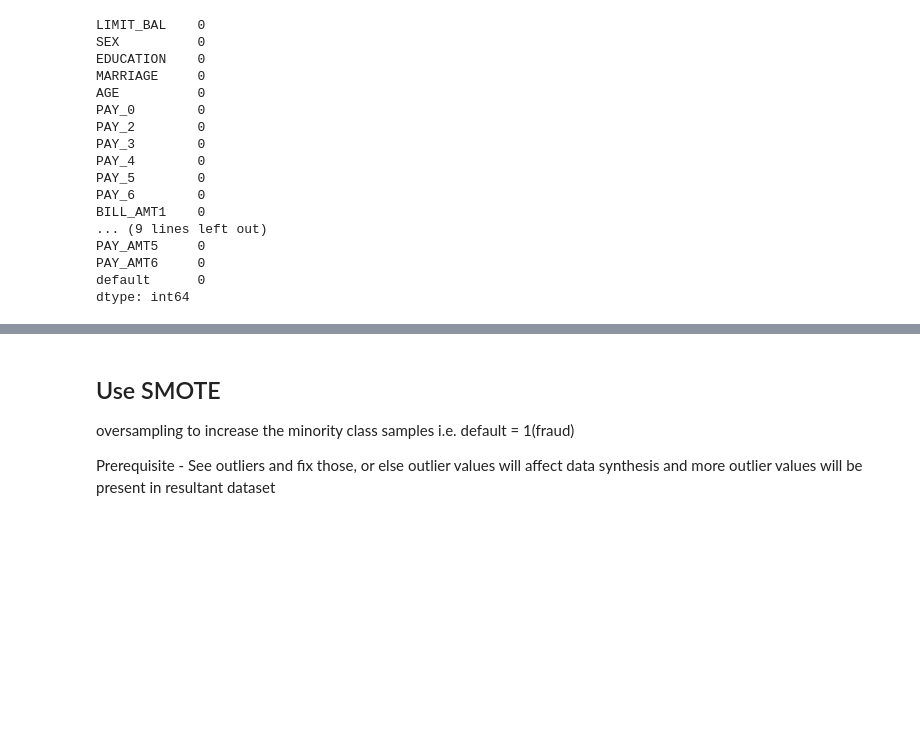
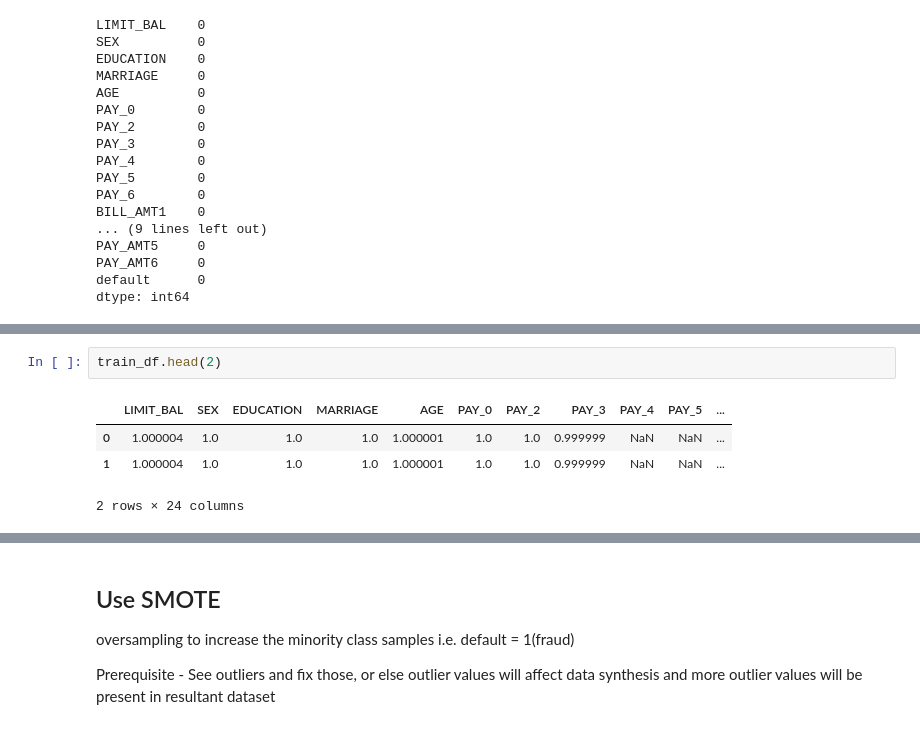
Before and after one commit to pat-123/credit_card_fraud, a Jupyter notebook: notebooks/credit_card.ipynb, the cells around one changed output, grey strips where cells are left out. Cells and saved outputs as stored; diff of their text form; blank space fills up the shorter version.

```diff
--- a/notebooks/credit_card.ipynb
+++ b/notebooks/credit_card.ipynb
@@ -86,0 +183,7 @@ dtype: int64
+# %%
+train_df.head(2)
+# %% [output]
+|  | LIMIT_BAL | SEX | EDUCATION | MARRIAGE | AGE | PAY_0 | PAY_2 | PAY_3 | PAY_4 | PAY_5 | ... |
+| 0 | 1.000004 | 1.0 | 1.0 | 1.0 | 1.000001 | 1.0 | 1.0 | 0.999999 | NaN | NaN | ... |
+| 1 | 1.000004 | 1.0 | 1.0 | 1.0 | 1.000001 | 1.0 | 1.0 | 0.999999 | NaN | NaN | ... |
+2 rows × 24 columns
```
Also changed, not shown: parts of 14 cells of this notebook, 1 other file.
